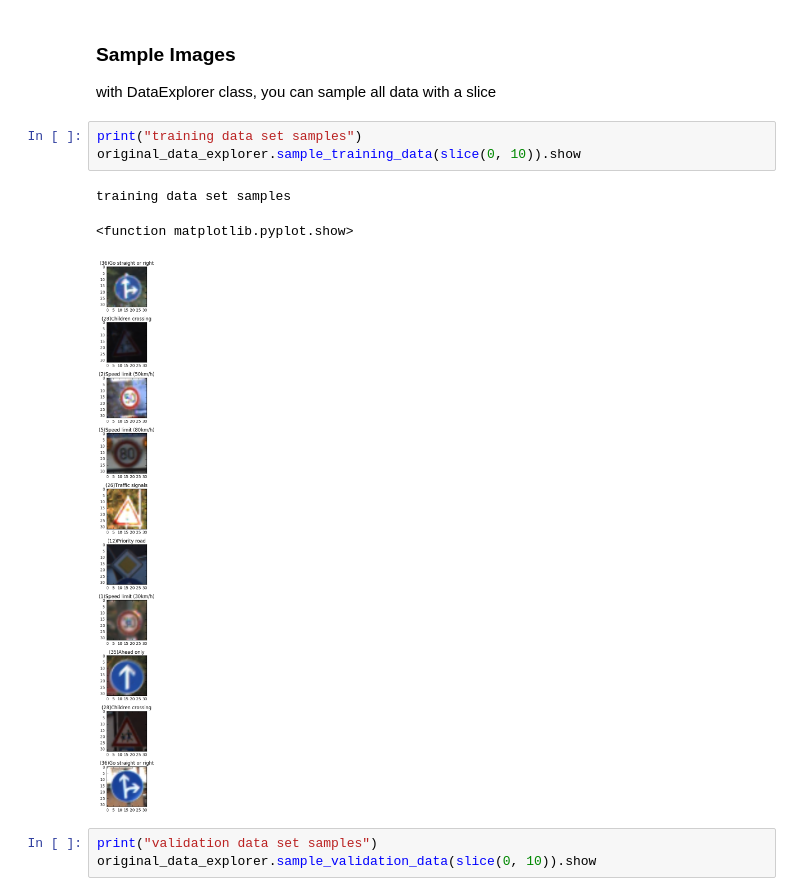
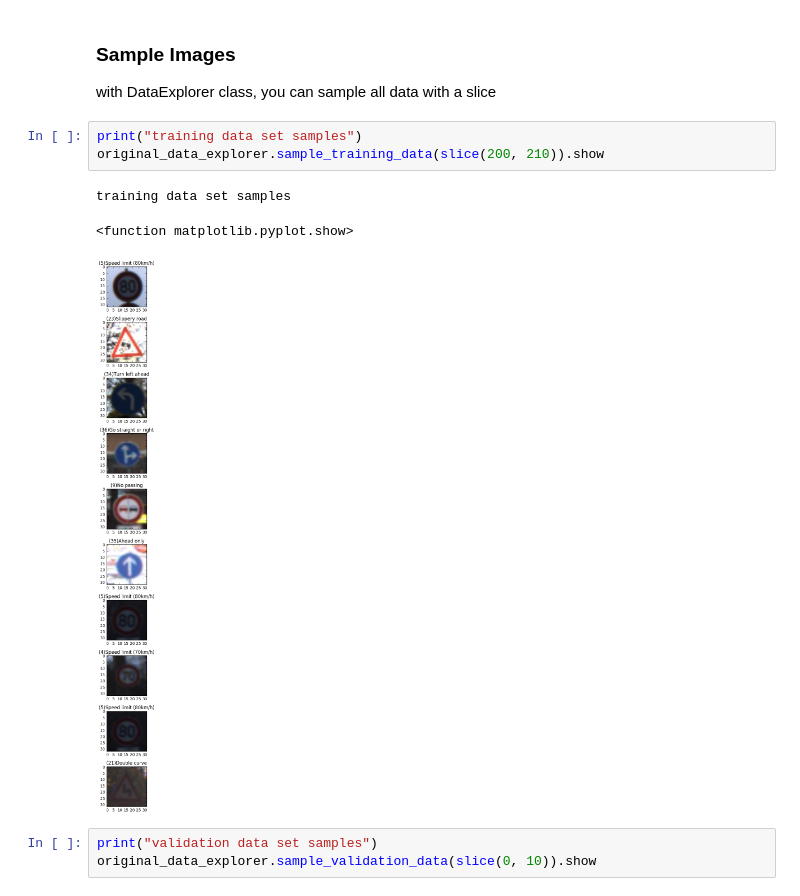
Before and after one commit to jluo-bgl/Traffic-Sign-Recognition-with-Deep-Learning-CNN, a Jupyter notebook: Traffic_Sign_Classifier.ipynb, the cells around one changed output. Cells and saved outputs as stored; diff of their text form.

```diff
--- a/Traffic_Sign_Classifier.ipynb
+++ b/Traffic_Sign_Classifier.ipynb
@@ -217,11 +217,11 @@ lowest count of sign names: ('General caution', 969)
 with DataExplorer class, you can sample all data with a slice
 # %%
 print("training data set samples")
-original_data_explorer.sample_training_data(slice(0, 10)).show
+original_data_explorer.sample_training_data(slice(200, 210)).show
 # %% [output]
 training data set samples
 <function matplotlib.pyplot.show>
-[figure, old version]
+[figure, new version]
 # %%
 print("validation data set samples")
 original_data_explorer.sample_validation_data(slice(0, 10)).show
```
Also changed, not shown: parts of 7 cells of this notebook.
